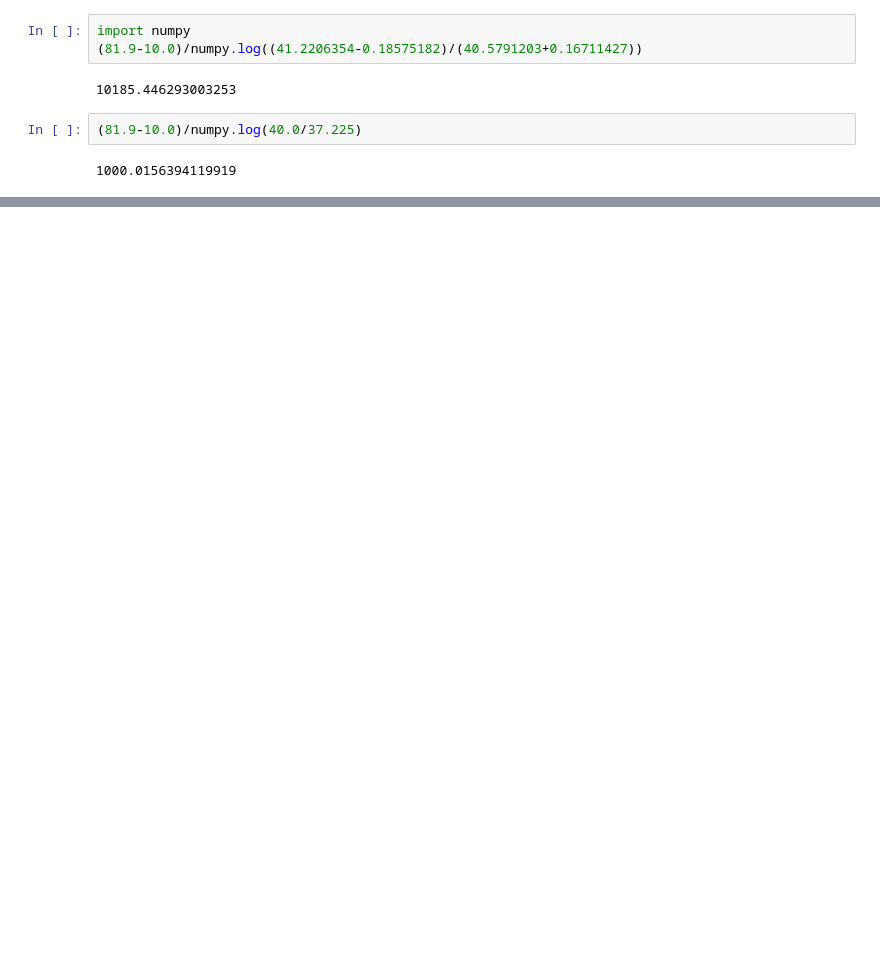
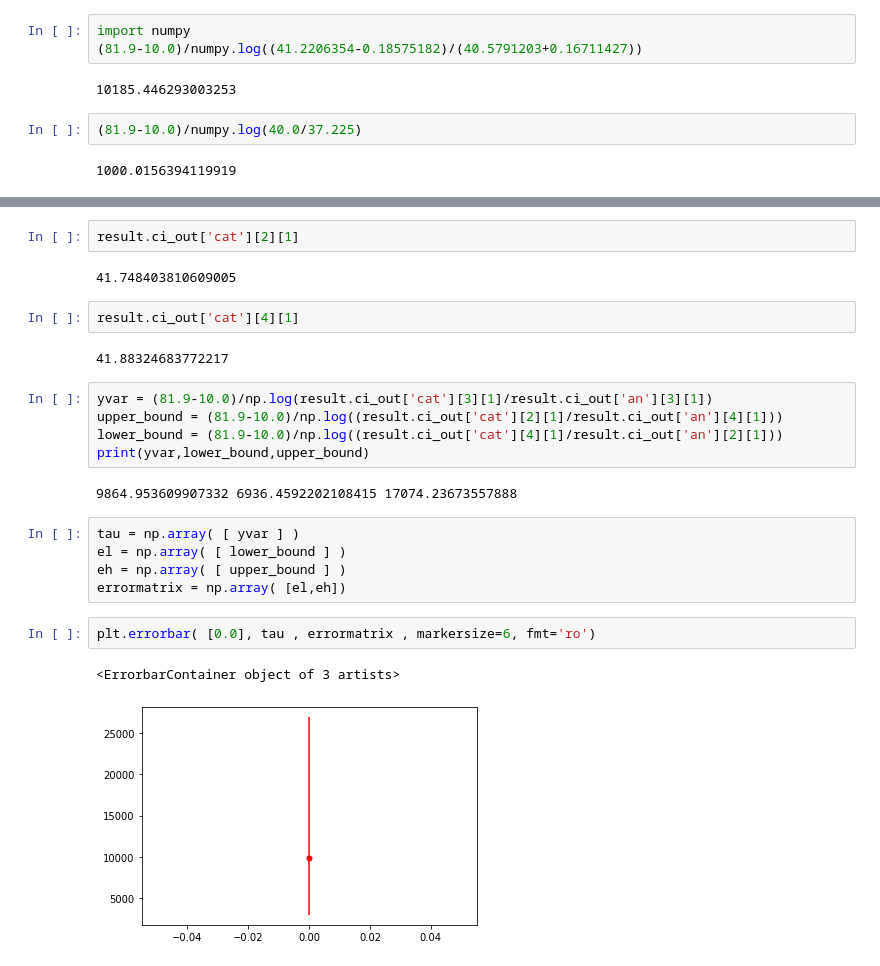
Before and after one commit to nEXOSkyline/XPMSimulator, a Jupyter notebook: kolab.ipynb, the cells around one changed output, grey strips where cells are left out. Cells and saved outputs as stored; diff of their text form; blank space fills up the shorter version.

```diff
--- a/kolab.ipynb
+++ b/kolab.ipynb
@@ -424,0 +569,25 @@ import numpy
+# %%
+result.ci_out['cat'][2][1]
+# %% [output]
+41.748403810609005
+# %%
+result.ci_out['cat'][4][1]
+# %% [output]
+41.88324683772217
+# %%
+yvar = (81.9-10.0)/np.log(result.ci_out['cat'][3][1]/result.ci_out['an'][3][1])
+upper_bound = (81.9-10.0)/np.log((result.ci_out['cat'][2][1]/result.ci_out['an'][4][1]))
+lower_bound = (81.9-10.0)/np.log((result.ci_out['cat'][4][1]/result.ci_out['an'][2][1]))
+print(yvar,lower_bound,upper_bound)
+# %% [output]
+9864.953609907332 6936.4592202108415 17074.23673557888
+# %%
+tau = np.array( [ yvar ] )
+el = np.array( [ lower_bound ] )
+eh = np.array( [ upper_bound ] )
+errormatrix = np.array( [el,eh])
+# %%
+plt.errorbar( [0.0], tau , errormatrix , markersize=6, fmt='ro')
+# %% [output]
+<ErrorbarContainer object of 3 artists>
+[figure, added]
```
Also changed, not shown: parts of 12 cells of this notebook.
